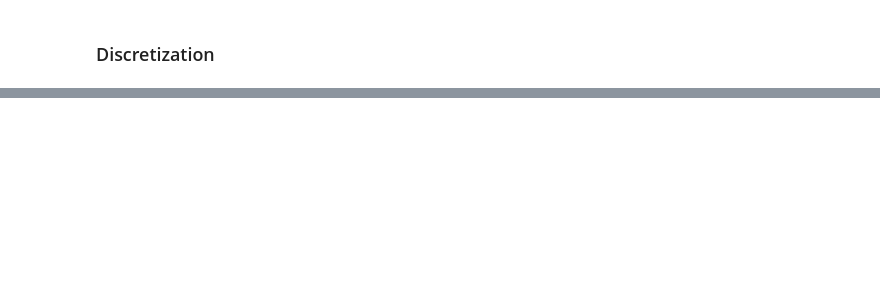
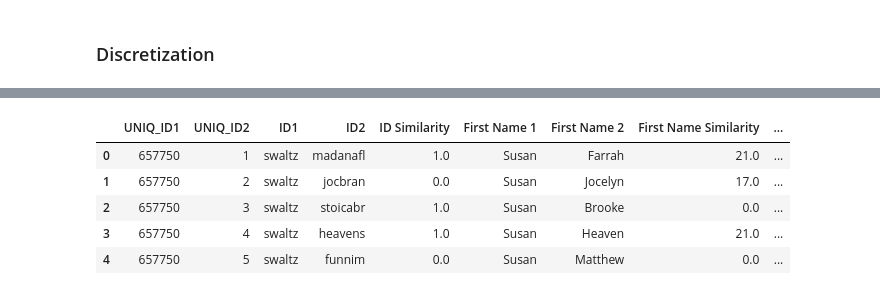
Before and after one commit to danaiamirali/hnb-identity-matching, a Jupyter notebook: process.ipynb, the cells around one changed output, grey strips where cells are left out. Cells and saved outputs as stored; diff of their text form; code cells hidden in the pictures; blank space fills up the shorter version.

```diff
--- a/process.ipynb
+++ b/process.ipynb
@@ -234,0 +236,2 @@ similarity_df.head()
+# %%
+wpkid_df = similarity_df.copy()
@@ -234,0 +271,36 @@ similarity_df.head()
+# %%
+# function that takes in a column and discretizes it, saving bin ranges
+def discretize_column(column, df):
+    # separate zeros from nonzeros
+    zeros_df = wpkid_df[wpkid_df[column] == 0].copy()
+    nonzeros_df = wpkid_df[wpkid_df[column] != 0].copy()
+
+    #get num_instances and num_intervals for nonzeros
+    num_instances = interval_size_and_num(len(nonzeros_df))[0]
+    num_intervals = interval_size_and_num(len(nonzeros_df))[1]
+
+    # get bin ranges for nonzeros
+    nonzeros_df[column], bin = pd.qcut(nonzeros_df[column],
+                                        q=num_intervals,
+                                        labels=False,
+                                        retbins=True,
+                                        duplicates='drop')
+
+    #add 1 to every value to switch to index 1
+    nonzeros_df[column] = nonzeros_df[column] + 1
+
+    #save bin ranges
+    bin_ranges[column].extend(bin.tolist())
+
+    #recombine zero and nonzero dataframes
+    df.loc[df[column] == 0, column] = zeros_df[column]
+    df.loc[df[column] != 0, column] = nonzeros_df[column]
+
+    return df
+# %%
+wpkid_df = discretize_column('First Name Similarity', wpkid_df)
+wpkid_df = discretize_column('Middle Name Similarity', wpkid_df)
+wpkid_df = discretize_column('Last Name Similarity', wpkid_df)
+wpkid_df = discretize_column('Date of Birth Similarity', wpkid_df)
+wpkid_df = discretize_column('Address Similarity', wpkid_df)
+wpkid_df = discretize_column('ID Similarity', wpkid_df)
@@ -234,0 +311,9 @@ similarity_df.head()
+# %%
+wpkid_df.head()
+# %% [output]
+|  | UNIQ_ID1 | UNIQ_ID2 | ID1 | ID2 | ID Similarity | First Name 1 | First Name 2 | First Name Similarity | ... |
+| 0 | 657750 | 1 | swaltz | madanafl | 1.0 | Susan | Farrah | 21.0 | ... |
+| 1 | 657750 | 2 | swaltz | jocbran | 0.0 | Susan | Jocelyn | 17.0 | ... |
+| 2 | 657750 | 3 | swaltz | stoicabr | 1.0 | Susan | Brooke | 0.0 | ... |
+| 3 | 657750 | 4 | swaltz | heavens | 1.0 | Susan | Heaven | 21.0 | ... |
+| 4 | 657750 | 5 | swaltz | funnim | 0.0 | Susan | Matthew | 0.0 | ... |
```
Also changed, not shown: parts of 11 cells of this notebook, 1 other file.
